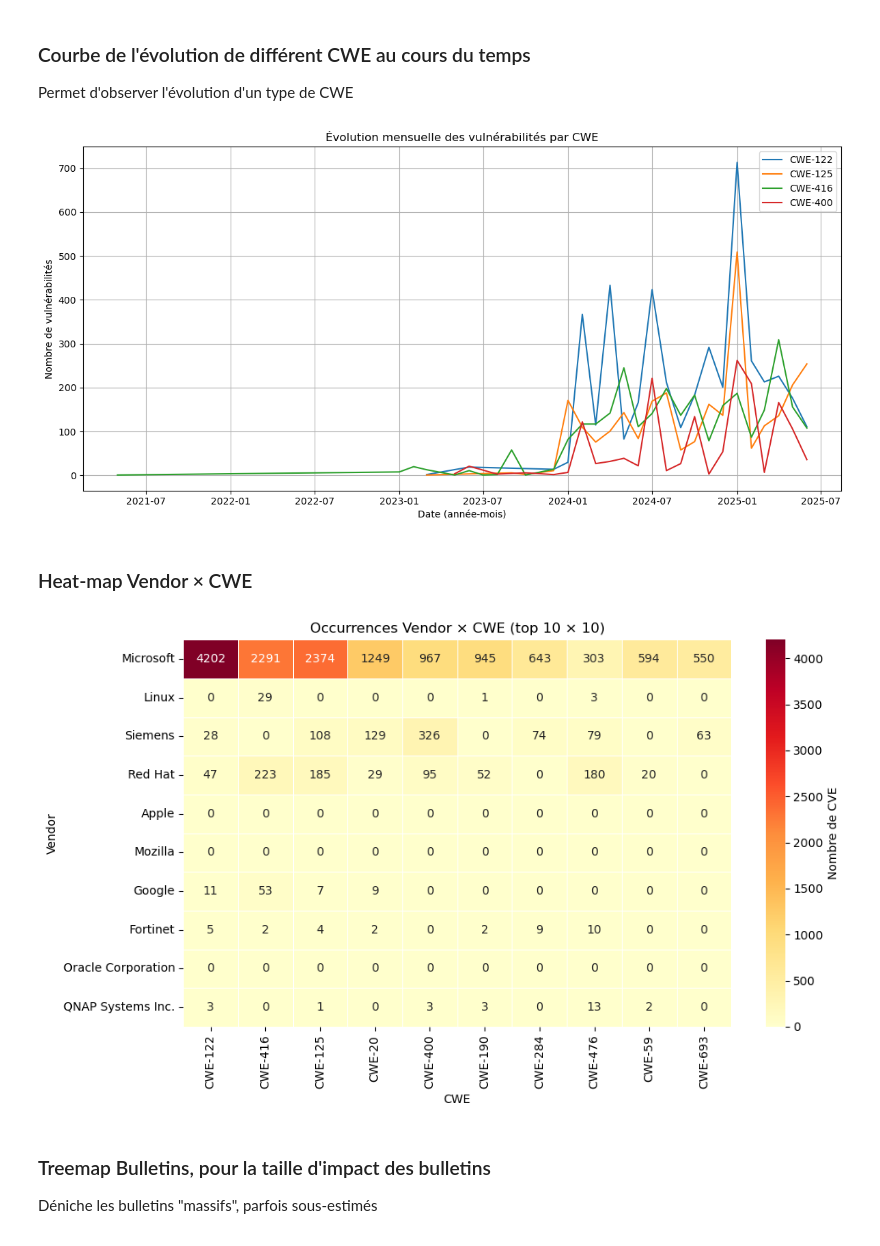
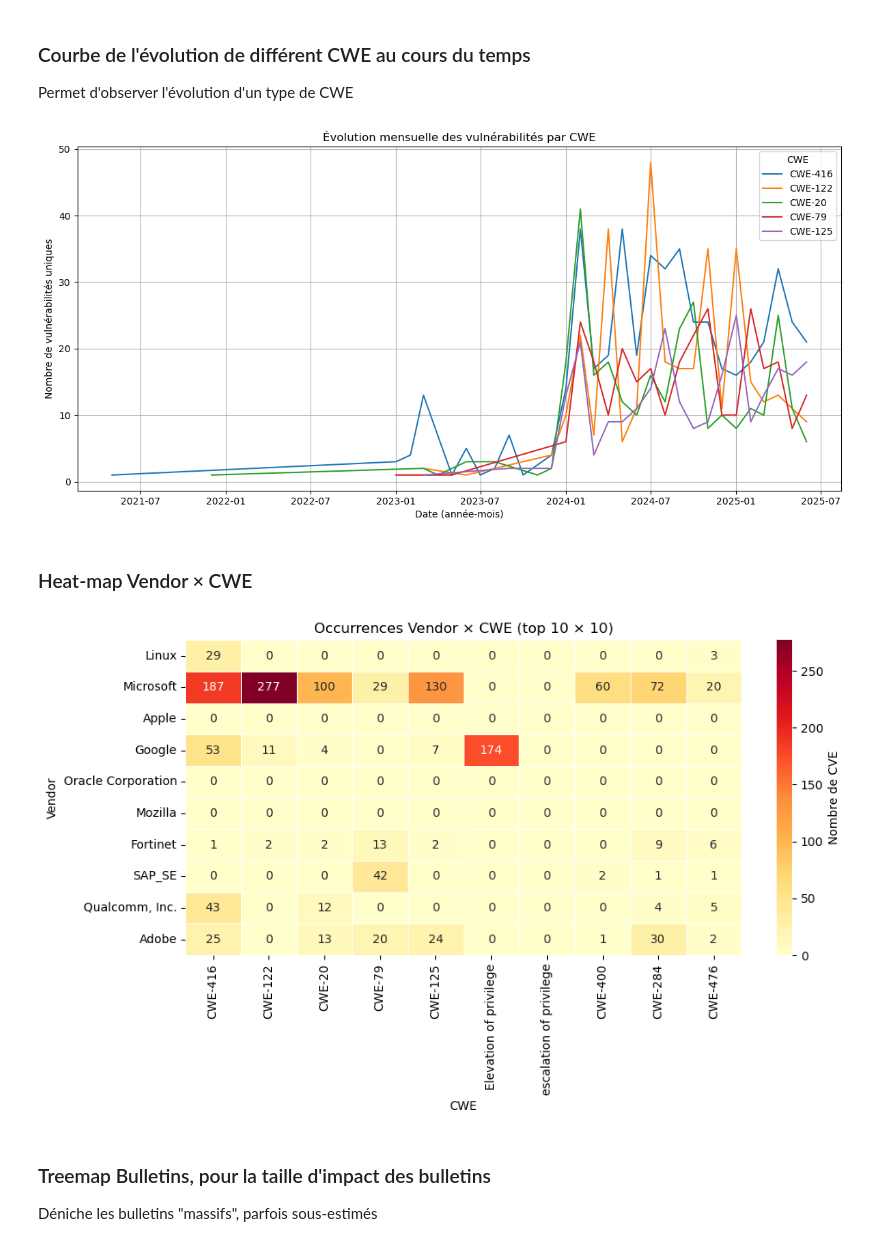
Before and after one commit to DorDNS/AtelierDS_PRJ, a Jupyter notebook: notebooks/analysis.ipynb, the cells around one changed output. Saved outputs shown, nothing was run; the diff lists cells and outputs as text; code cells hidden in the pictures.

Commit message:
Ajustement de visualisations pour intégrer l'unicité pour les études de CVE

```diff
--- a/notebooks/analysis.ipynb
+++ b/notebooks/analysis.ipynb
@@ -326,16 +352,16 @@ plt.show()
 
 Permet d'observer l'évolution d'un type de CWE
 # %%
-cwe_list = ["CWE-122", "CWE-125", "CWE-416", "CWE-400"]
+cwe_list = ["CWE-416", "CWE-122", "CWE-20", "CWE-79", "CWE-125"]
 
 plt.figure(figsize=(12, 6))
 
 for cwe in cwe_list:
-    temp = df[df["cwe"] == cwe].copy()
+    temp = df_unique[df_unique["cwe"] == cwe].copy()
     temp["date"] = pd.to_datetime(temp["date"], errors='coerce')
     temp = temp.dropna(subset=["date"])
 
-    # Extraire l'année + mois
+    # Extraire l’année + mois
     temp["year_month"] = temp["date"].dt.to_period("M")
 
     # Compter le nombre de vulnérabilités par mois
@@ -348,48 +374,46 @@ for cwe in cwe_list:
 
 plt.title("Évolution mensuelle des vulnérabilités par CWE")
 plt.xlabel("Date (année-mois)")
-plt.ylabel("Nombre de vulnérabilités")
-plt.legend()
+plt.ylabel("Nombre de vulnérabilités uniques")
+plt.legend(title="CWE")
 plt.grid(True)
 plt.tight_layout()
 plt.show()
 # %% [output]
-[figure, old version]
+[figure, new version]
 # %% [markdown]
 ### Heat-map Vendor × CWE
 # %%
 # 1) périmètre raisonnable : top 10 vendors & top 10 CWE
-top_vendors = df["vendor"].value_counts().head(10).index
-top_cwes    = df["cwe"].value_counts().head(10).index
+top_vendors = df_unique["vendor"].value_counts().head(10).index
+top_cwes    = df_unique["cwe"].value_counts().head(10).index
 
-sub = df[df["vendor"].isin(top_vendors) & df["cwe"].isin(top_cwes)]
+sub = df_unique[df_unique["vendor"].isin(top_vendors) & df_unique["cwe"].isin(top_cwes)]
 
 # 2) matrice Vendor × CWE
 pivot = (
     sub.groupby(["vendor", "cwe"])
-        .size()
-        .unstack(fill_value=0)
+       .size()
+       .unstack(fill_value=0)
 )
 
 # 3) forcer l’ordre ET compléter les manquants avec 0
-pivot = (
-    pivot.reindex(index=top_vendors, columns=top_cwes, fill_value=0)
-)
+pivot = pivot.reindex(index=top_vendors, columns=top_cwes, fill_value=0)
 
 # 4) tracé heat-map
 plt.figure(figsize=(10, 6))
 sns.heatmap(
     pivot,
     annot=True, fmt="d", linewidths=.5,
     cmap="YlOrRd", cbar_kws={"label": "Nombre de CVE"}
 )
 plt.title("Occurrences Vendor × CWE (top 10 × 10)")
 plt.xlabel("CWE")
 plt.ylabel("Vendor")
 plt.tight_layout()
 plt.show()
 # %% [output]
-[figure, old version]
+[figure, new version]
 # %% [markdown]
 ### Treemap Bulletins, pour la taille d'impact des bulletins
 
```
Also changed, not shown: parts of 7 cells of this notebook.
